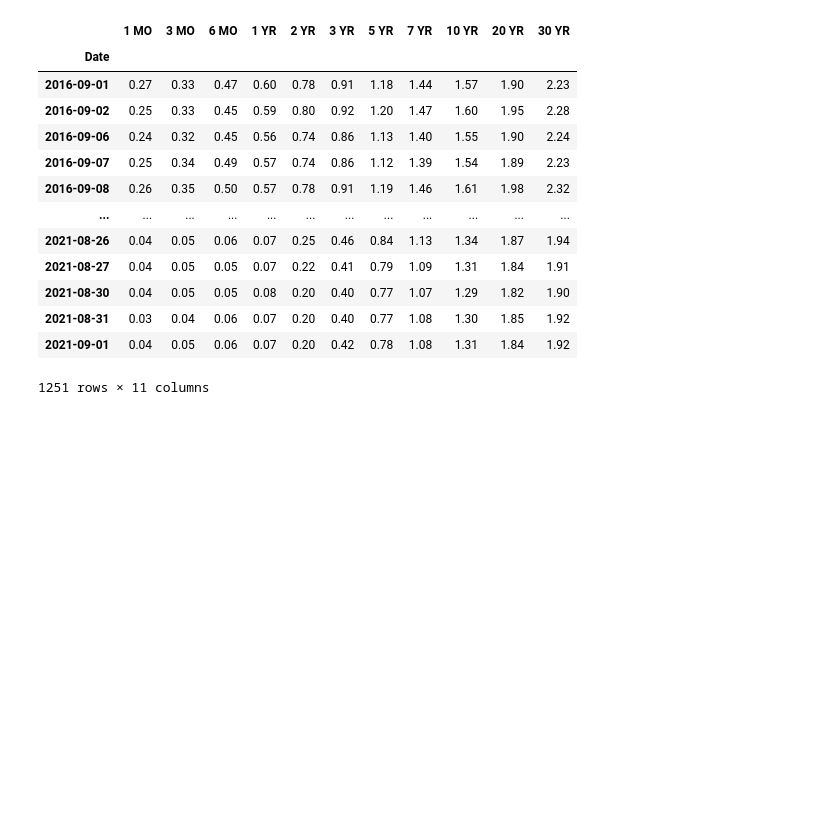
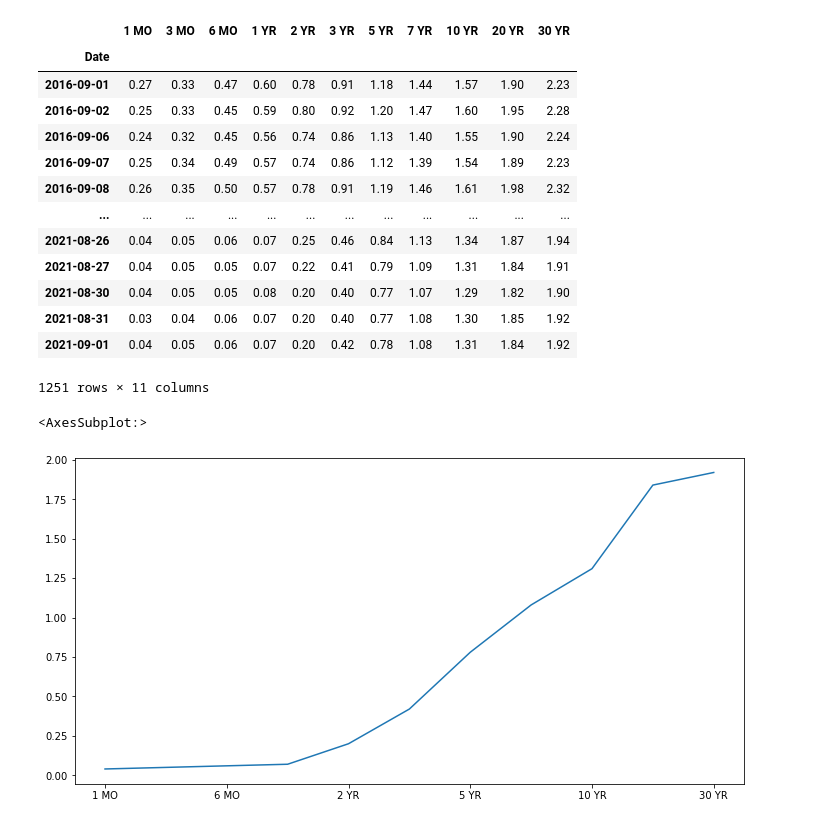
Before and after one commit to Apgt512/Colab-Notebooks, a Jupyter notebook: Modulo II. Algebra Lineal y Probabilidad/Clase 6 septiembre 2021.ipynb, the cells around one changed output. Cells and saved outputs as stored; diff of their text form; code cells hidden in the pictures; blank space fills up the shorter version.

```diff
--- a/Modulo II. Algebra Lineal y Probabilidad/Clase 6 septiembre 2021.ipynb
+++ b/Modulo II. Algebra Lineal y Probabilidad/Clase 6 septiembre 2021.ipynb
@@ -461,3 +632,8 @@ data
 | 2021-08-31 | 0.03 | 0.04 | 0.06 | 0.07 | 0.20 | 0.40 | 0.77 | 1.08 | 1.30 | 1.85 | 1.92 |
 | 2021-09-01 | 0.04 | 0.05 | 0.06 | 0.07 | 0.20 | 0.42 | 0.78 | 1.08 | 1.31 | 1.84 | 1.92 |
 1251 rows × 11 columns
+# %%
+data.iloc[-1].plot(figsize=(12,6))
+# %% [output]
+<AxesSubplot:>
+[figure, added]
```
Also changed, not shown: parts of 37 cells of this notebook, 1 other file.
